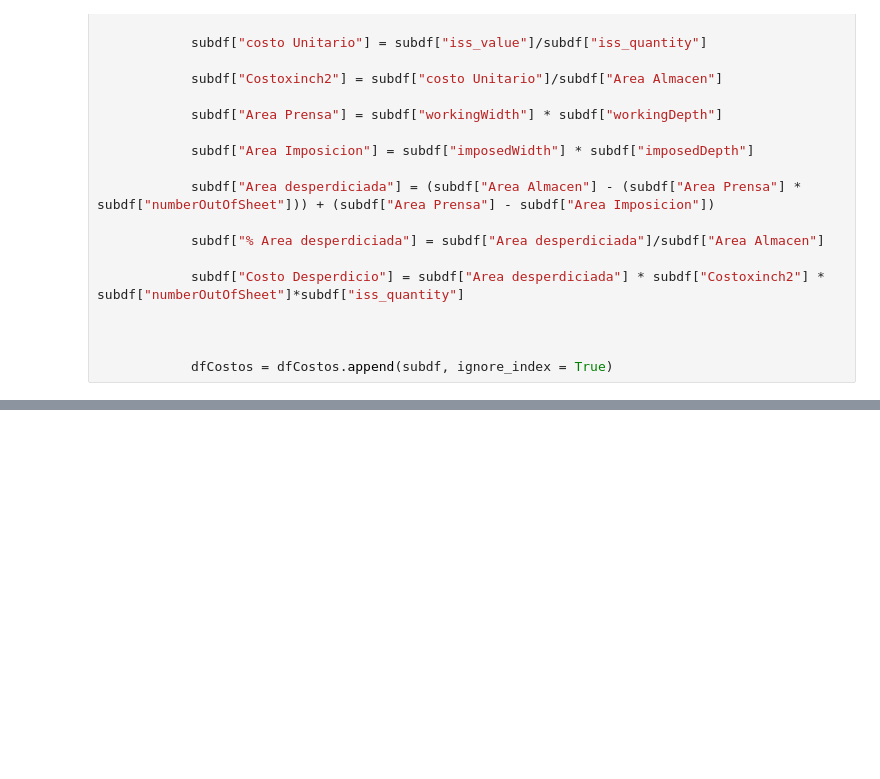
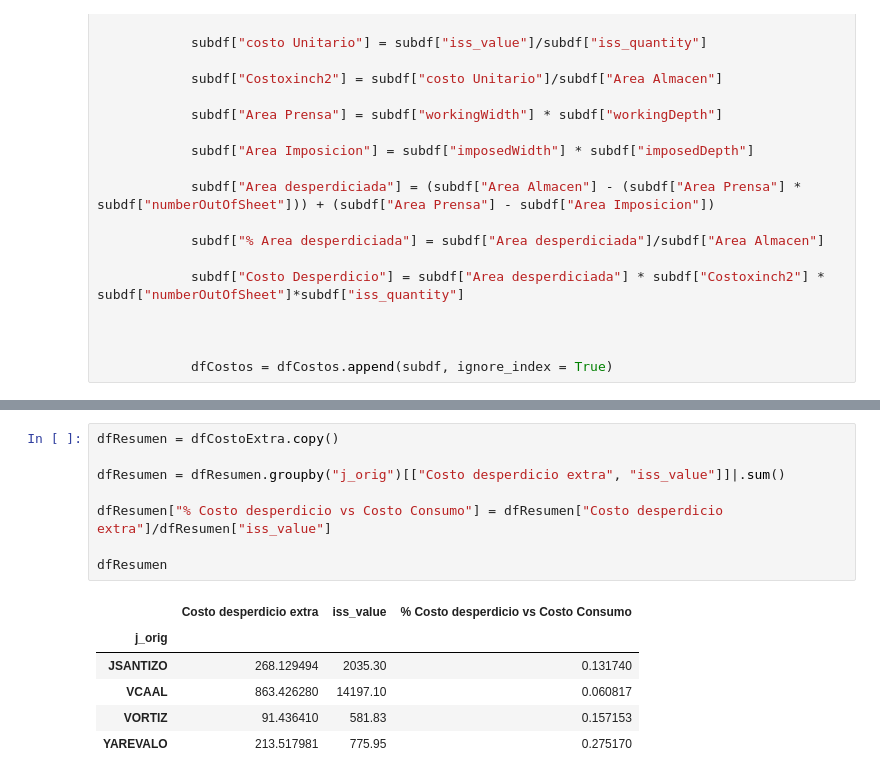
Before and after one commit to Costosmaya/scripts_varios, a Jupyter notebook: notebook_transformacion_desp..ipynb, the cells around one changed output, grey strips where cells are left out. Drawn from its saved outputs; the diff is of its cells as text; blank space fills up the shorter version.

```diff
--- a/notebook_transformacion_desp..ipynb
+++ b/notebook_transformacion_desp..ipynb
@@ -137,0 +178,15 @@ with pd.ExcelWriter(path) as writer:
+# %%
+dfResumen = dfCostoExtra.copy()
+
+dfResumen = dfResumen.groupby("j_orig")[["Costo desperdicio extra", "iss_value"]]|.sum()
+
+dfResumen["% Costo desperdicio vs Costo Consumo"] = dfResumen["Costo desperdicio extra"]/dfResumen["iss_value"]
+
+dfResumen
+# %% [output]
+|  | Costo desperdicio extra | iss_value | % Costo desperdicio vs Costo Consumo |
+| j_orig |  |  |  |
+| JSANTIZO | 268.129494 | 2035.30 | 0.131740 |
+| VCAAL | 863.426280 | 14197.10 | 0.060817 |
+| VORTIZ | 91.436410 | 581.83 | 0.157153 |
+| YAREVALO | 213.517981 | 775.95 | 0.275170 |
```
Also changed, not shown: parts of 5 cells of this notebook, 4 other files.
